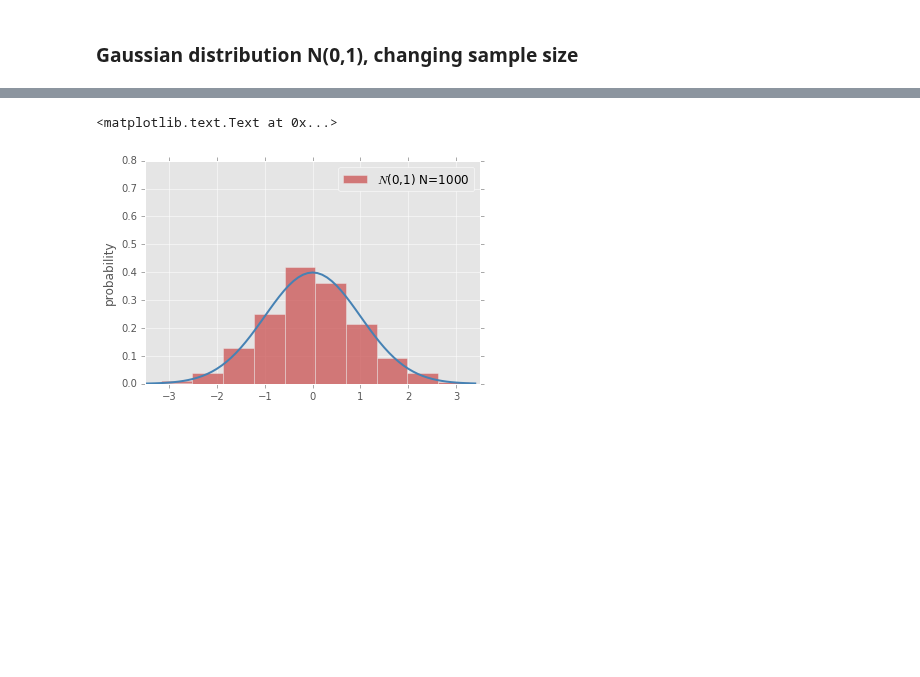
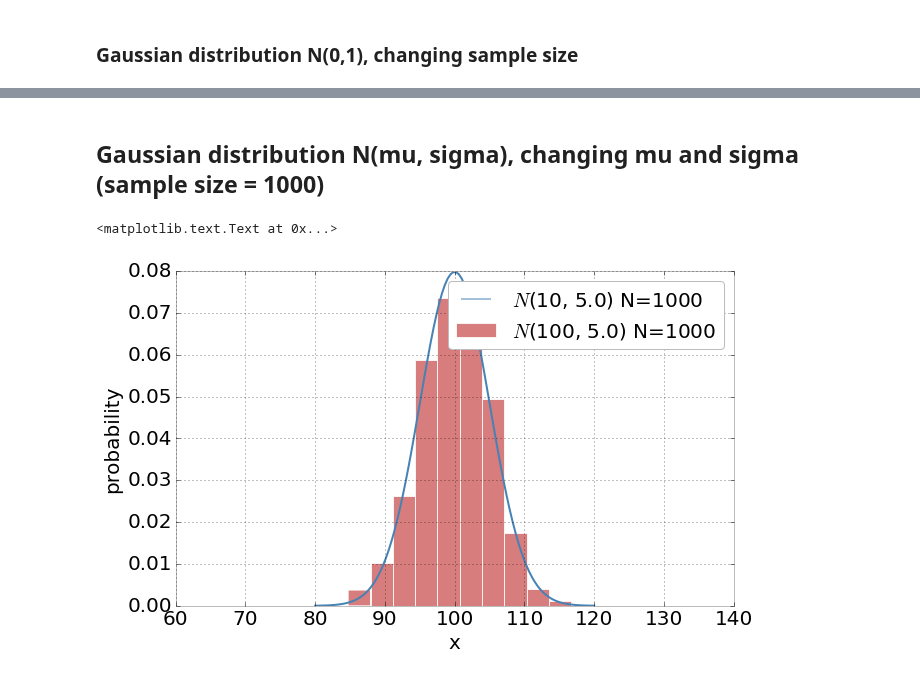
Before and after one commit to fedhere/UInotebooks, a Jupyter notebook: UCSL2016/UCSL2016 continuous distributions demo.ipynb, the cells around one changed output, grey strips where cells are left out. Saved outputs shown, nothing was run; the diff lists cells and outputs as text; code cells hidden in the pictures; blank space fills up the shorter version.

```diff
--- a/UCSL2016/UCSL2016 continuous distributions demo.ipynb
+++ b/UCSL2016/UCSL2016 continuous distributions demo.ipynb
@@ -1,13 +1,23 @@
 # %%
+author__ = "__fbbianco__"
+''' CUSP 2016 UCSL
+    Continuous probability diestributions demos
+'''
 import numpy as np
 from scipy.stats import bernoulli
 import matplotlib.pyplot as plt
 import pylab as pl
+import pylab as pl
+from IPython import display
+import time
 import json
 import os
 
+# this imports some of the pylab settings I like
 s = json.load( open(os.getenv('PUI2015')+"/fbb_matplotlibrc.json") )
+
 pl.rcParams.update(s)
+pl.rcParams['font.size'] = 20
 
 %pylab inline
 # %% [output]
@@ -21,14 +31,20 @@ WARNING: pylab import has clobbered these variables: ['display']
 # %%
+
+from IPython import display
 np.random.seed(111)
 n = 100
+N = 1000
+pl.figure(figsize=(10,6))
 for p in [0.1,0.25,0.5,0.75,0.9]:
     pl.clf()
-    pl.hist(np.random.binomial(n, p, 1000), alpha=0.8,
+    pl.hist(np.random.binomial(n, p, N), alpha=0.8,
             label="Binomial n=%d, p=%.1f, N=%d"%(n,p, N),
             color = 'SteelBlue', normed = True)
+    pl.ylabel("PMF", fontsize = 20)
+    pl.xlabel("x", fontsize = 20)
     pl.xlim(-1,100)
     #pl.ylim(0,0.8)
-    pl.legend()
+    pl.legend(fontsize = 20)
     display.display(pl.gcf())
     display.clear_output(wait=True)
     time.sleep(1)
@@ -97,31 +119,44 @@ display.clear_output(wait=True)
+# %% [markdown]
+## Gaussian distribution N(mu, sigma), changing mu and sigma (sample size = 1000)
 # %%
 #it is very easy to write a gaussian distribution from scratch
 def gaussian(x, mu, sig):
     norm = 1.0 / np.sqrt(2.0 * np.pi) / sig
     return norm * np.exp(-np.power(x - mu, 2.) / (2 * np.power(sig, 2.)))
-matplotlib.style.use('ggplot')
 
+muold, sigmaold = np.nan, np.nan
 np.random.seed(111)
-for n in [1000]:
+pl.figure(figsize=(10,6))
+n = 1000
+for mu,sigma in zip([0,1,5,5,5,10,100], [0.5,0.5,0.5,1,5,5,5]):
+    pl.clf()
+    if not np.isnan(muold):
+        pl.plot(x, gaussian(x, muold, sigmaold), color='SteelBlue',
+            alpha = 0.5,
+            label=r"$N$(%d, %.1f) N=%d"%(muold, sigmaold, N))
+    pl.hist(np.random.normal(mu, sigma,n), color = 'IndianRed',
+            normed = True, alpha=0.8,
+            label=r"$N$(%d, %.1f) N=%d"%(mu, sigma, N))
+    #pl.xlim(.5,3.5)
+    #pl.ylim(0,0.8)
+    pl.xlim(mu-8*sigma, mu+8*sigma)
+    pl.ylabel("PDF", fontsize=20)
+    pl.xlabel("x", fontsize=20)
+    pl.xticks(fontsize=20)
+    pl.yticks(fontsize=20)
+    pl.legend(fontsize = 20)
+    time.sleep(1)
 
-    pl.clf()
-    pl.hist(np.random.randn(n), color = 'IndianRed',
-            normed = True, alpha=0.8,
-            label=r"$N$(0,1) N=%d"%(N))
-    pl.xlim(-3.5,3.5)
-    pl.ylim(0,0.8)
-    pl.legend()
+    #overplot the theoretical distribution: the pmf
+    x = np.linspace(mu-4*sigma, mu+4*sigma, 100)
+    pl.plot(x, gaussian(x, mu, sigma), color='SteelBlue',
+           label=r"$N$(%d, %.1f) N=%d"%(mu, sigma, N))
     display.display(pl.gcf())
     display.clear_output(wait=True)
     time.sleep(1)
-
-#overplot the theoretical distribution: the pmf
-x = np.arange(-3.5,3.5,0.1)
-pl.plot(x, gaussian(x, 0, 1), color='SteelBlue')
-display.display(pl.gcf())
-display.clear_output(wait=True)
+    muold, sigmaold  = mu, sigma
 
 pl.ylabel("probability")
 # %% [output]
 <matplotlib.text.Text at 0x...>
-[figure, old version]
+[figure, new version]
```
Also changed, not shown: parts of 13 cells of this notebook.
